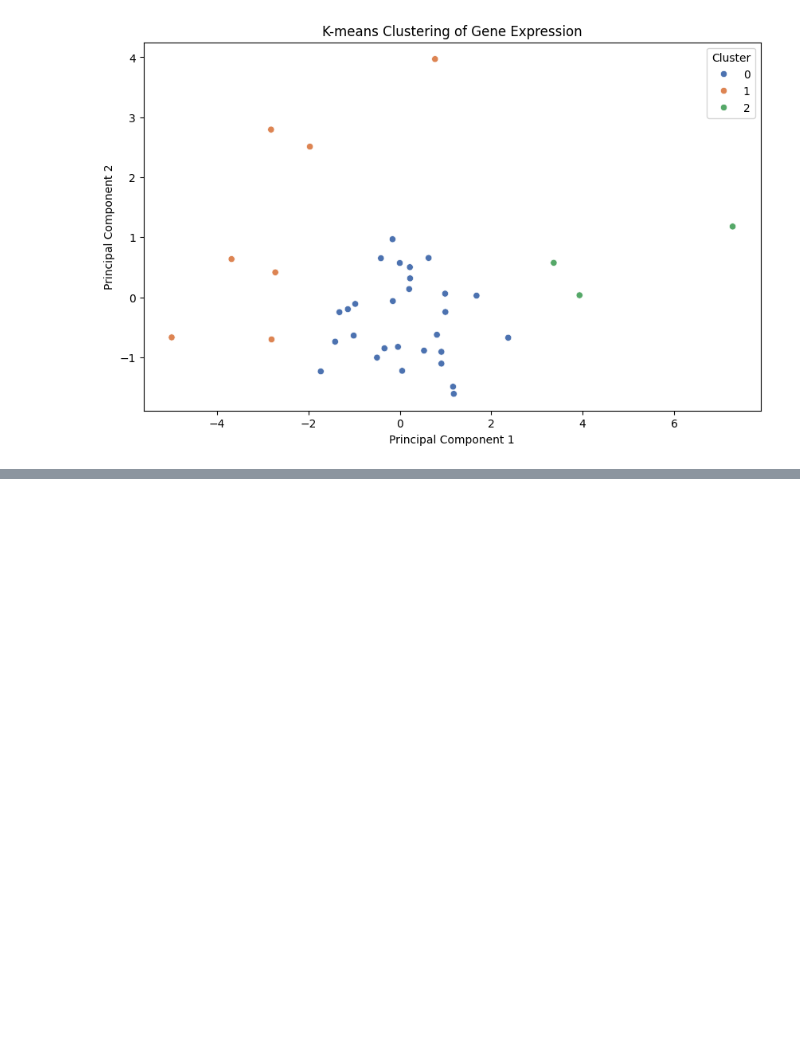
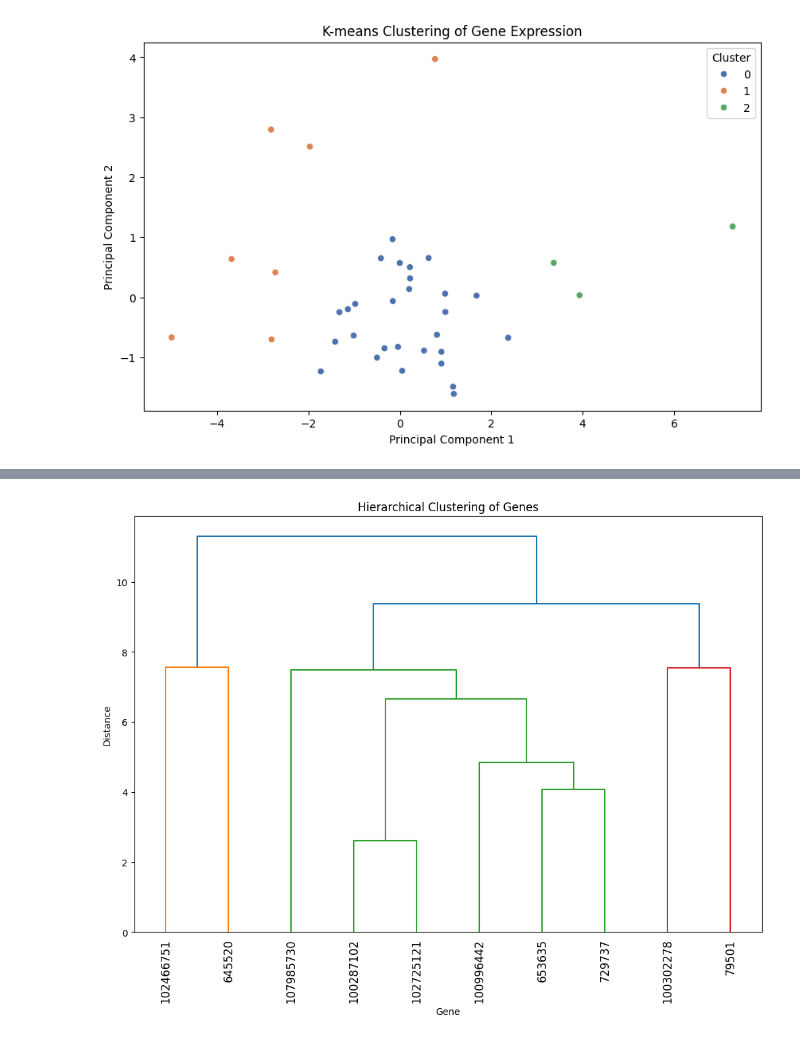
Before and after one commit to zoraizmohammad/LifeEdit, a Jupyter notebook: LifeEdit_EDA_MZ.ipynb, the cells around one changed output, grey strips where cells are left out. Cells and saved outputs as stored; diff of their text form; code cells hidden in the pictures; blank space fills up the shorter version.

```diff
--- a/LifeEdit_EDA_MZ.ipynb
+++ b/LifeEdit_EDA_MZ.ipynb
@@ -474,0 +545,13 @@ plt.show()
+# %%
+from scipy.cluster.hierarchy import dendrogram, linkage
+
+# Perform hierarchical clustering
+linked = linkage(scaled_df[selected_genes].T, method='ward')
+plt.figure(figsize=(12, 8))
+dendrogram(linked, labels=selected_genes, leaf_rotation=90)
+plt.title("Hierarchical Clustering of Genes")
+plt.xlabel("Gene")
+plt.ylabel("Distance")
+plt.show()
+# %% [output]
+[figure, added]
```
Also changed, not shown: parts of 6 cells of this notebook.
